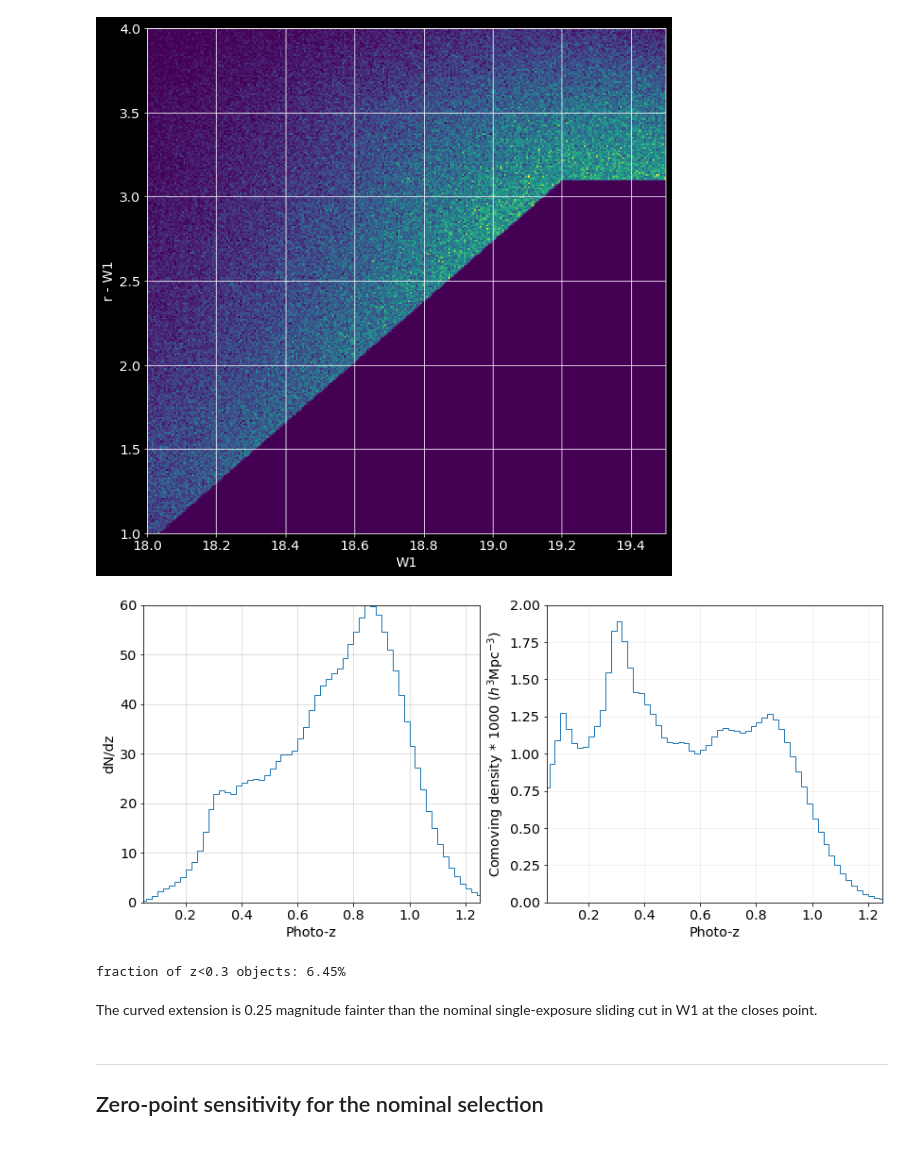
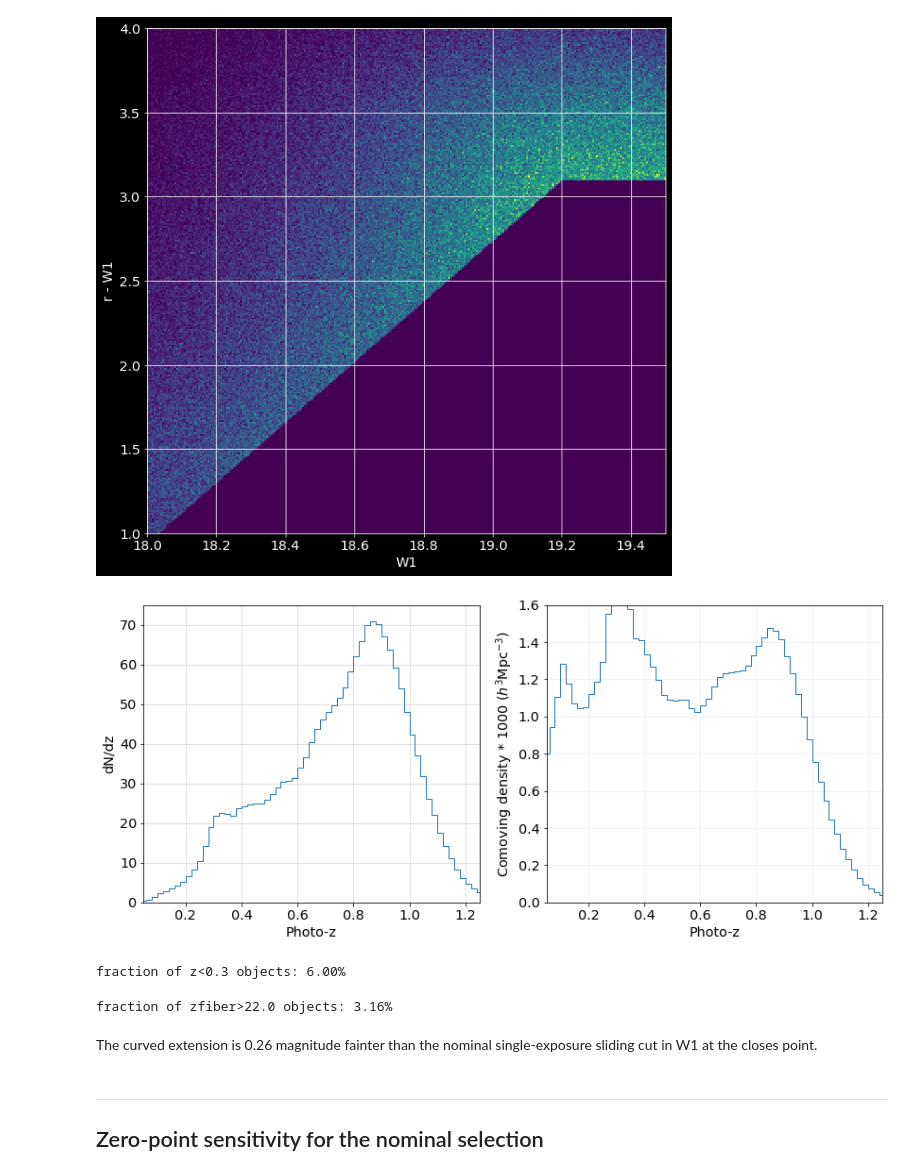
Before and after one commit to rongpu/desi-targets, a Jupyter notebook: dr9/lrg_selection/LRG_IR-south.ipynb, the cells around one changed output. Drawn from its saved outputs; the diff is of its cells as text; code cells hidden in the pictures.

```diff
--- a/dr9/lrg_selection/LRG_IR-south.ipynb
+++ b/dr9/lrg_selection/LRG_IR-south.ipynb
@@ -278,9 +289,9 @@ fraction of z<0.3 objects: 6.90%
 ------
 ## Full SV selection
 # %%
-lrg_mask = zmag - w1mag > 0.8 * (rmag-zmag) - 0.8 # non-stellar cut
-lrg_mask &= ((zmag < 20.5) | (zfibermag < 21.9))  # faint limit
-lrg_mask &= (rmag - w1mag > 1.0)                  # Low-z cut
+lrg_mask = zmag - w1mag > 0.8 * (rmag-zmag) - 0.8  # non-stellar cut
+lrg_mask &= ((zmag < 21.0) | (zfibermag < 22.0))   # faint limit
+lrg_mask &= (rmag - w1mag > 1.0)                   # Low-z cut
 
 lrg_mask_slide = rmag - w1mag > (w1mag - 17.48) * 1.8  # sliding IR cut
 lrg_mask_slide |= (w1mag >= 18.94) & (rmag - w1mag > 3.1)
@@ -305,24 +316,29 @@ density_ir_fine(lrg_mask, lognorm=False, show=False)
 # %%
 fig, axes = plt.subplots(1, 2, figsize=(14, 5.8))
 bins = np.arange(0.04, 1.44, 0.02)
 axes[0].hist(z_phot_perturb[lrg_mask], bins=bins,
              weights=np.ones(int(np.sum(lrg_mask)))/area_clean*downsample_factor, histtype='step')
 axes[0].set_xlabel('Photo-z')
 axes[0].set_ylabel('dN/dz')
 axes[0].set_xlim(0.05, 1.25)
 axes[0].yaxis.set_major_formatter(FormatStrFormatter('%.0f'))
 axes[0].grid(alpha=0.5)
-axes[0].set_ylim(top=60)
-axes[1] = lrg_plot.plot_comoving_density(z_phot_perturb[lrg_mask], area=area_clean/downsample_factor, zmin=0.04, zmax=1.44, dz=0.02, axis=[0.05, 1.25, 0, 2.])
+axes[0].set_ylim(top=75)
+axes[1] = lrg_plot.plot_comoving_density(z_phot_perturb[lrg_mask], area=area_clean/downsample_factor, zmin=0.04, zmax=1.44, dz=0.02, axis=[0.05, 1.25, 0, 1.6])
 # %% [output]
-[figure, old version]
+[figure, new version]
 # %%
 mask = z_phot_perturb[lrg_mask]<0.3
 print('fraction of z<0.3 objects: {:.2f}%'.format(np.sum(mask)/np.sum(lrg_mask)*100))
 # %% [output]
-fraction of z<0.3 objects: 6.45%
+fraction of z<0.3 objects: 6.00%
+# %%
+mask = zfibermag[lrg_mask]>22.0
+print('fraction of zfiber>22.0 objects: {:.2f}%'.format(np.sum(mask)/np.sum(lrg_mask)*100))
+# %% [output]
+fraction of zfiber>22.0 objects: 3.16%
 # %% [markdown]
-The curved extension is 0.25 magnitude fainter than the nominal single-exposure sliding cut in W1 at the closes point.
+The curved extension is 0.26 magnitude fainter than the nominal single-exposure sliding cut in W1 at the closes point.
 # %% [markdown]
 --------
 ## Zero-point sensitivity for the nominal selection
```
Also changed, not shown: parts of 10 cells of this notebook, 7 other files.
